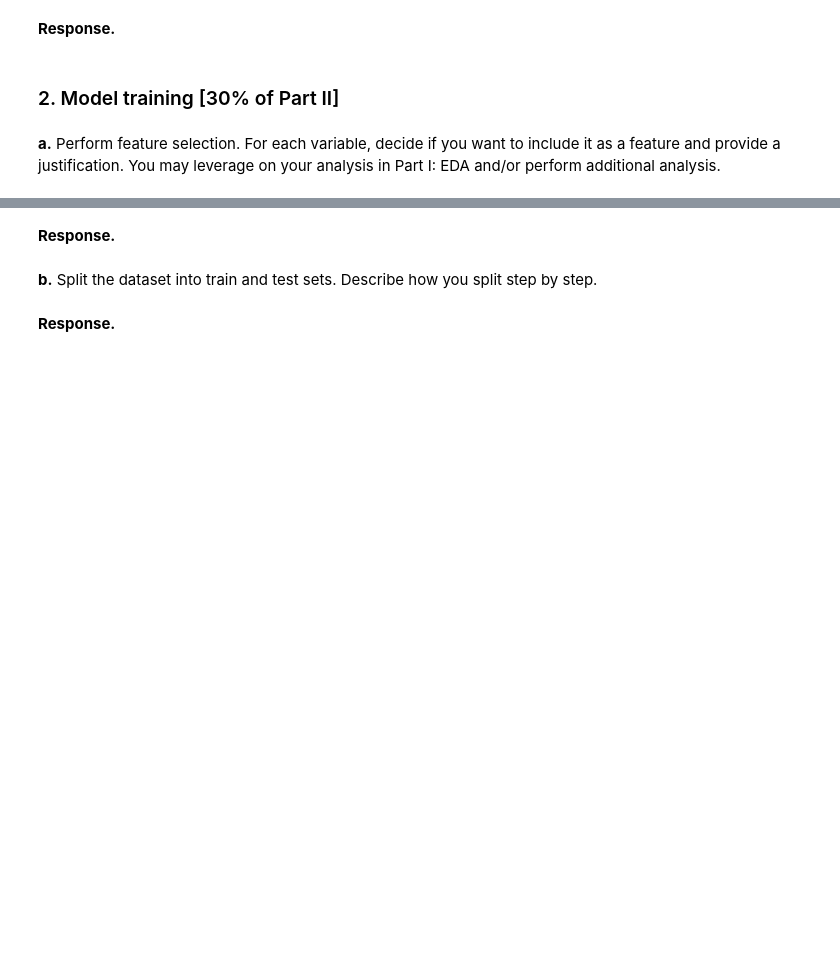
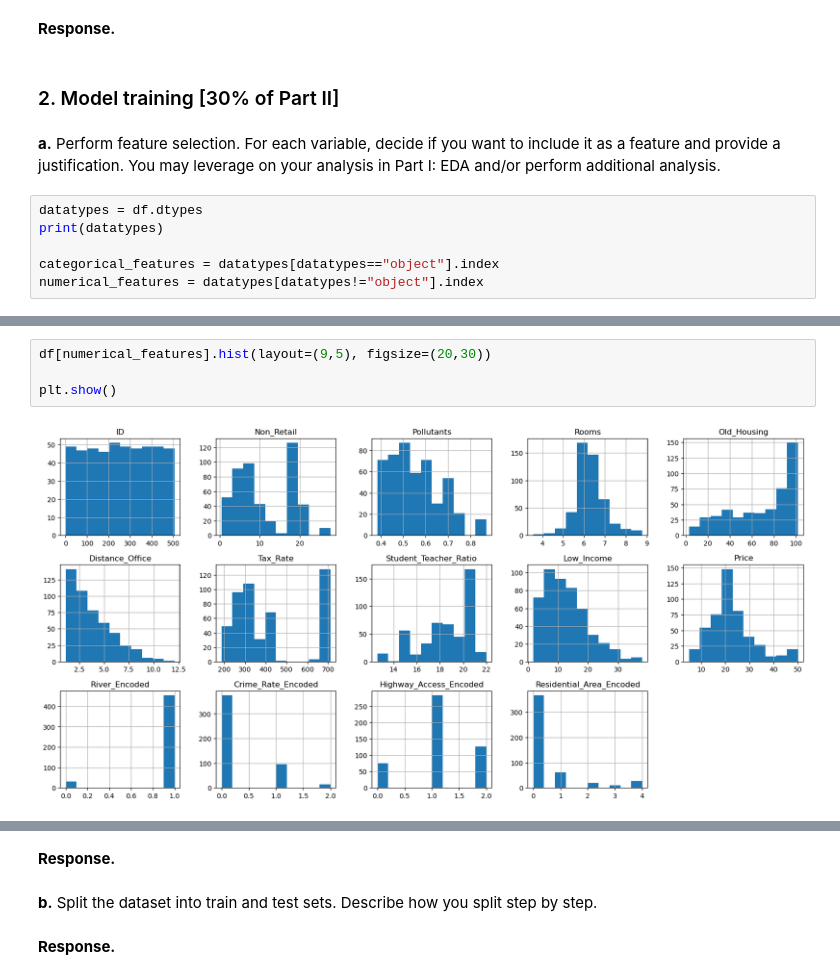
Before and after one commit to miniminhanh/CS105-project, a Jupyter notebook: CS105 Project Submission (Final) 2026.ipynb, the cells around one changed output, grey strips where cells are left out. Cells and saved outputs as stored; diff of their text form; blank space fills up the shorter version.

Commit message:
numerical variables

```diff
--- a/CS105 Project Submission (Final) 2026.ipynb
+++ b/CS105 Project Submission (Final) 2026.ipynb
@@ -628,3 +628,9 @@ plt.show()
 ### 2. Model training [30% of Part II]
 # %% [markdown]
 **a.** Perform feature selection. For each variable, decide if you want to include it as a feature and provide a justification. You may leverage on your analysis in Part I: EDA and/or perform additional analysis.
+# %%
+datatypes = df.dtypes
+print(datatypes)
+
+categorical_features = datatypes[datatypes=="object"].index
+numerical_features = datatypes[datatypes!="object"].index
@@ -630,0 +657,6 @@ plt.show()
+# %%
+df[numerical_features].hist(layout=(9,5), figsize=(20,30))
+
+plt.show()
+# %% [output]
+[figure, added]
```
Also changed, not shown: parts of 31 cells of this notebook.
